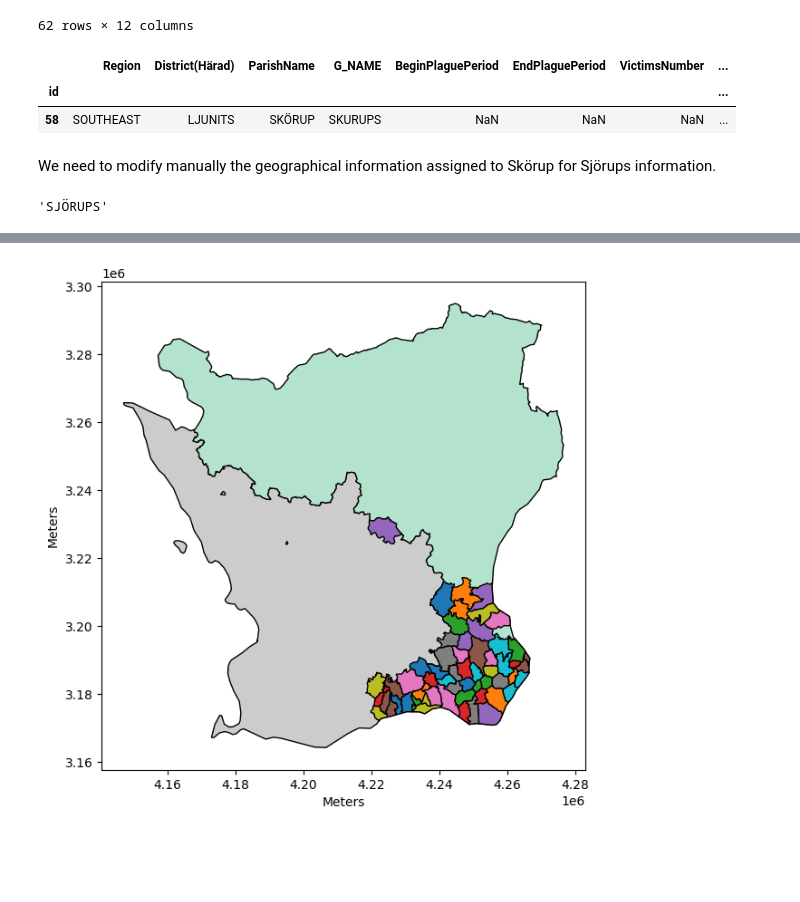
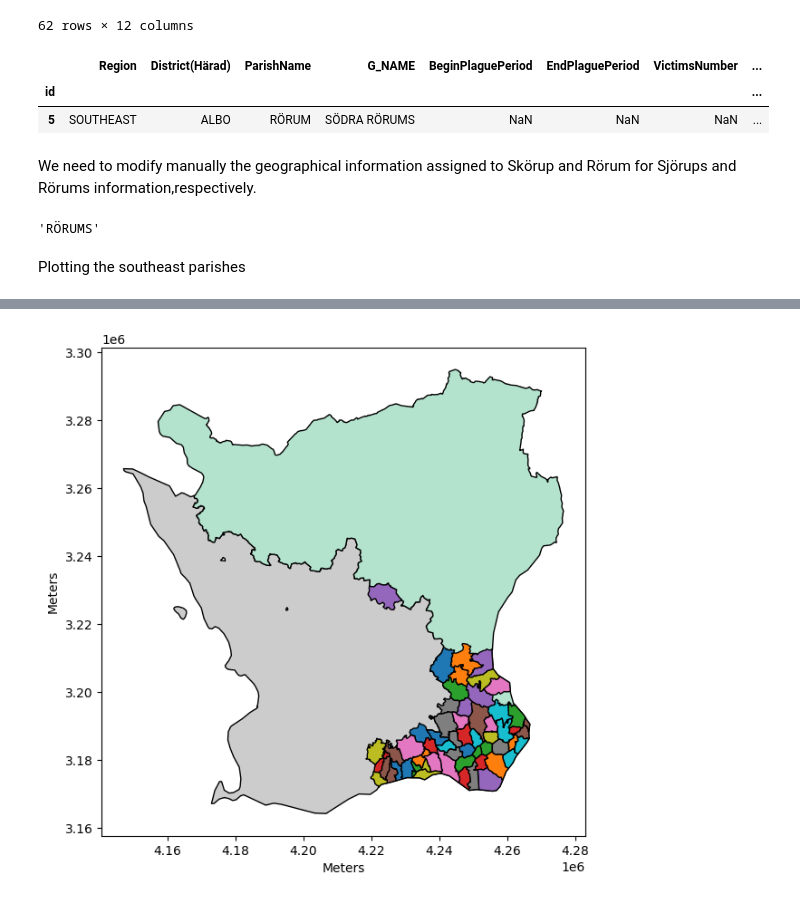
Before and after one commit to polislizarralde/PythonMathematicalModeling, a Jupyter notebook: docs/PlagueProject/databaseScania.ipynb, the cells around one changed output, grey strips where cells are left out. Cells and saved outputs as stored; diff of their text form; code cells hidden in the pictures; blank space fills up the shorter version.

```diff
--- a/docs/PlagueProject/databaseScania.ipynb
+++ b/docs/PlagueProject/databaseScania.ipynb
@@ -328,20 +337,22 @@ df_output.sort_values('ParishName')
 # %%
 southeastParishMap = df_output[[
     'Region', 'District(Härad)', 'ParishName', 'G_NAME', 'BeginPlaguePeriod', 'EndPlaguePeriod', 'VictimsNumber','geometry']]
 # Get the index for Skörup for fixing the geographical data
-southeastParishMap.loc[southeastParishMap['ParishName'] == 'SKÖRUP']
+southeastParishMap.loc[southeastParishMap['ParishName'] == 'RÖRUM']
 # %% [output]
 |  | Region | District(Härad) | ParishName | G_NAME | BeginPlaguePeriod | EndPlaguePeriod | VictimsNumber | ... |
 | id |  |  |  |  |  |  |  | ... |
-| 58 | SOUTHEAST | LJUNITS | SKÖRUP | SKURUPS | NaN | NaN | NaN | ... |
+| 5 | SOUTHEAST | ALBO | RÖRUM | SÖDRA RÖRUMS | NaN | NaN | NaN | ... |
 # %% [markdown]
-We need to modify manually the geographical information assigned to Skörup for Sjörups information.
+We need to modify manually the geographical information assigned to Skörup and Rörum for Sjörups and Rörums information,respectively.
 # %%
 # Get the geometry from the map
 parishScaniaMap.loc[parishScaniaMap['G_NAME'] == 'SJÖRUPS', 'geometry'].values[0]
+parishScaniaMap.loc[parishScaniaMap['G_NAME'] == 'RÖRUMS', 'geometry'].values[0]
 
 # Get the name from the map
 parishScaniaMap.loc[parishScaniaMap['G_NAME'] == 'SJÖRUPS', 'G_NAME'].values[0]
+parishScaniaMap.loc[parishScaniaMap['G_NAME'] == 'RÖRUMS', 'G_NAME'].values[0]
 # %% [output]
-'SJÖRUPS'
+'RÖRUMS'
 # %%
@@ -351,3 +364,5 @@ southeastParishMap.at[58, 'geometry'] = parishScaniaMap.loc[parishScaniaMap['G_N
 southeastParishMap
 # Export the DataFrame to a CSV file
 southeastParishMap.to_csv('southeastParishMap.csv', encoding='utf-8', sep=';', index=False)
+# %% [markdown]
+Plotting the southeast parishes
```
Also changed, not shown: parts of 5 cells of this notebook, 7 other files.
